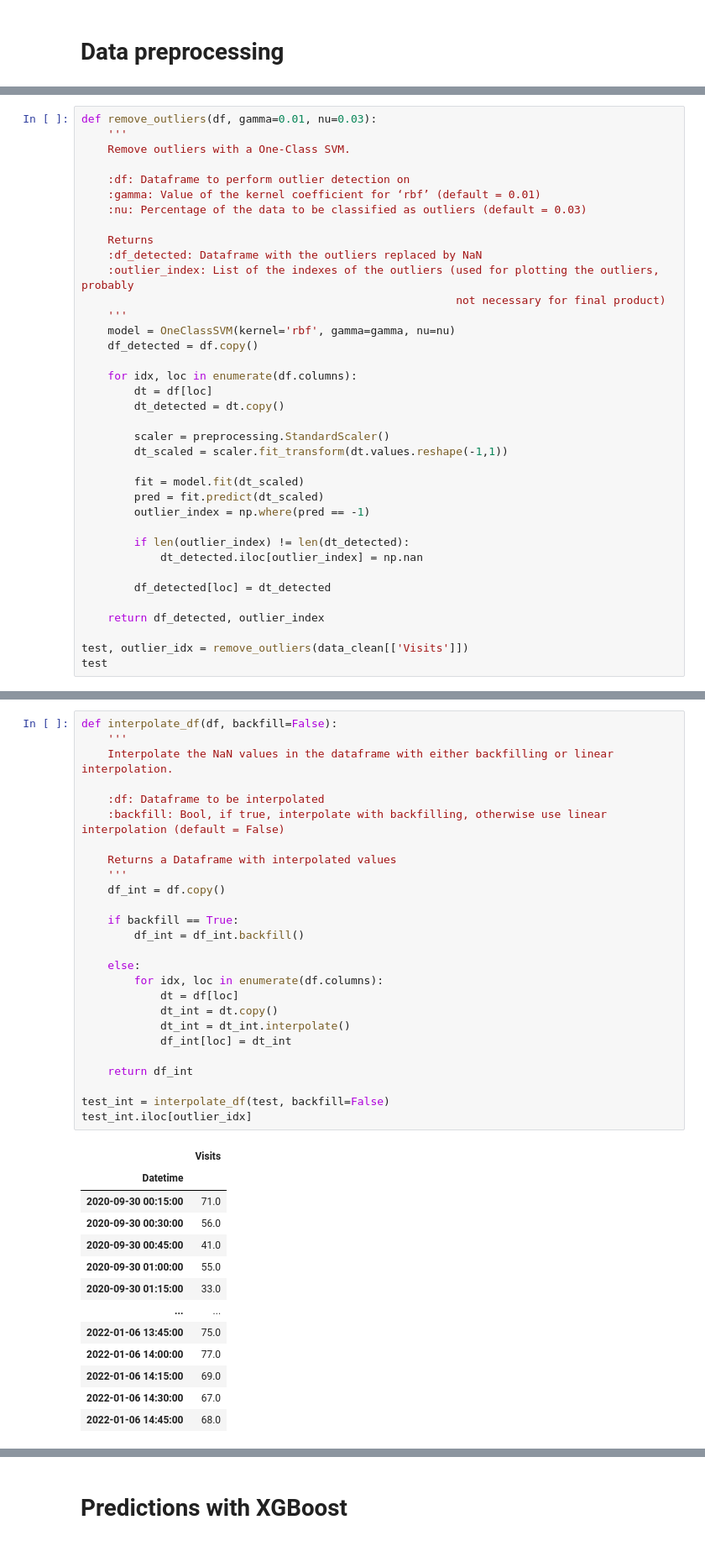
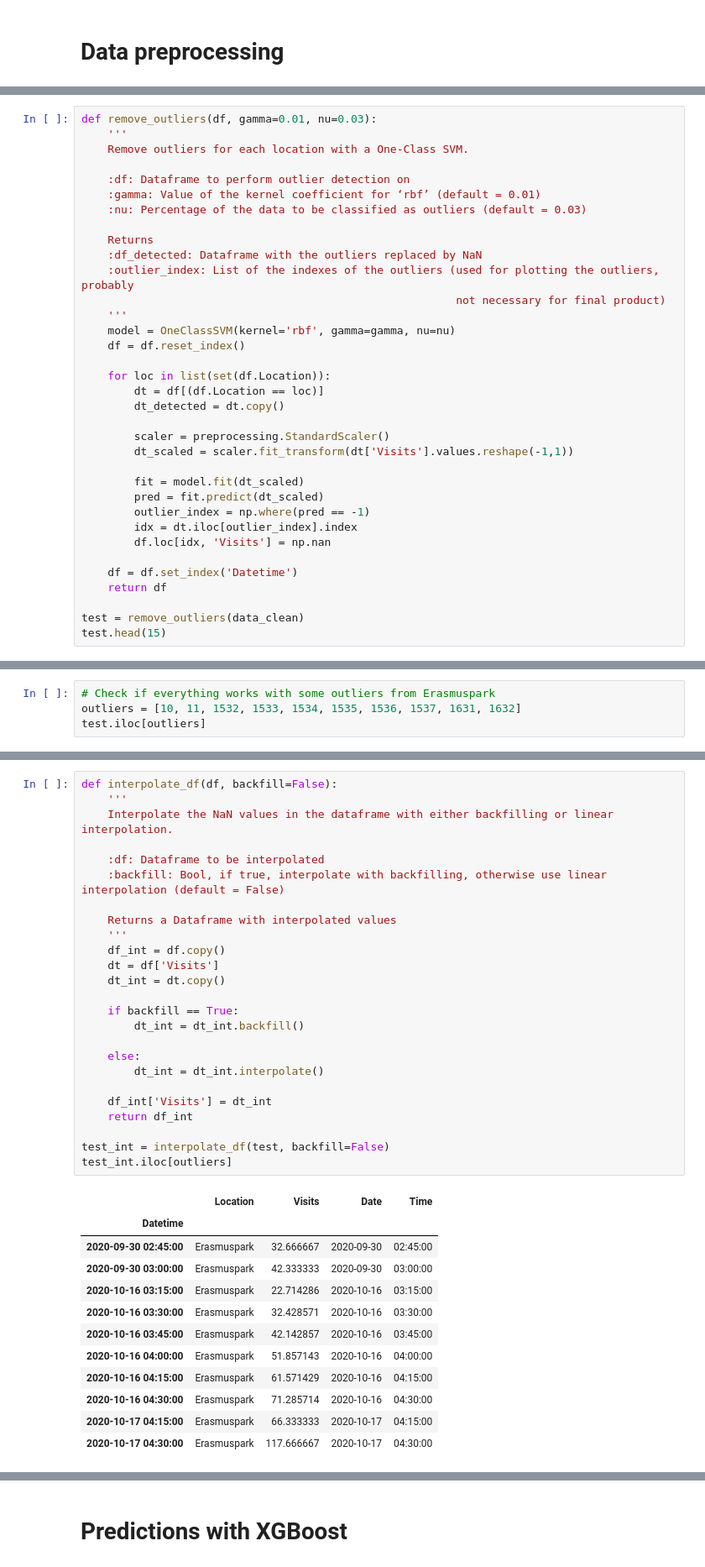
Before and after one commit to lotteph/DSP, a Jupyter notebook: Resono predictions XGBoost.ipynb, the cells around one changed output, grey strips where cells are left out. Shown at 84% size. Cells and saved outputs as stored; diff of their text form.

```diff
--- a/Resono predictions XGBoost.ipynb
+++ b/Resono predictions XGBoost.ipynb
@@ -159,7 +81,7 @@ data_aug
 # %%
 def remove_outliers(df, gamma=0.01, nu=0.03):
     '''
-    Remove outliers with a One-Class SVM.
+    Remove outliers for each location with a One-Class SVM.
 
     :df: Dataframe to perform outlier detection on
     :gamma: Value of the kernel coefficient for ‘rbf’ (default = 0.01)
@@ -171,26 +93,24 @@ def remove_outliers(df, gamma=0.01, nu=0.03):
                                                          not necessary for final product)
     '''
     model = OneClassSVM(kernel='rbf', gamma=gamma, nu=nu)
-    df_detected = df.copy()
+    df = df.reset_index()
 
-    for idx, loc in enumerate(df.columns):
-        dt = df[loc]
+    for loc in list(set(df.Location)):
+        dt = df[(df.Location == loc)]
         dt_detected = dt.copy()
 
         scaler = preprocessing.StandardScaler()
-        dt_scaled = scaler.fit_transform(dt.values.reshape(-1,1))
+        dt_scaled = scaler.fit_transform(dt['Visits'].values.reshape(-1,1))
 
         fit = model.fit(dt_scaled)
         pred = fit.predict(dt_scaled)
         outlier_index = np.where(pred == -1)
+        idx = dt.iloc[outlier_index].index
+        df.loc[idx, 'Visits'] = np.nan
 
-        if len(outlier_index) != len(dt_detected):
-            dt_detected.iloc[outlier_index] = np.nan
+    df = df.set_index('Datetime')
+    return df
 
-        df_detected[loc] = dt_detected
-
-    return df_detected, outlier_index
-
-test, outlier_idx = remove_outliers(data_clean[['Visits']])
-test
+test = remove_outliers(data_clean)
+test.head(15)
 # %% [output]
@@ -215,0 +134,4 @@ test
+# %%
+# Check if everything works with some outliers from Erasmuspark
+outliers = [10, 11, 1532, 1533, 1534, 1535, 1536, 1537, 1631, 1632]
+test.iloc[outliers]
@@ -216,40 +151,38 @@ test
 # %%
 def interpolate_df(df, backfill=False):
     '''
     Interpolate the NaN values in the dataframe with either backfilling or linear interpolation.
 
     :df: Dataframe to be interpolated
     :backfill: Bool, if true, interpolate with backfilling, otherwise use linear interpolation (default = False)
 
     Returns a Dataframe with interpolated values
     '''
     df_int = df.copy()
+    dt = df['Visits']
+    dt_int = dt.copy()
 
     if backfill == True:
-        df_int = df_int.backfill()
+        dt_int = dt_int.backfill()
 
     else:
-        for idx, loc in enumerate(df.columns):
-            dt = df[loc]
-            dt_int = dt.copy()
-            dt_int = dt_int.interpolate()
-            df_int[loc] = dt_int
+        dt_int = dt_int.interpolate()
 
+    df_int['Visits'] = dt_int
     return df_int
 
 test_int = interpolate_df(test, backfill=False)
-test_int.iloc[outlier_idx]
+test_int.iloc[outliers]
 # %% [output]
-|  | Visits |
-| Datetime |  |
-| 2020-09-30 00:15:00 | 71.0 |
-| 2020-09-30 00:30:00 | 56.0 |
-| 2020-09-30 00:45:00 | 41.0 |
-| 2020-09-30 01:00:00 | 55.0 |
-| 2020-09-30 01:15:00 | 33.0 |
-| ... | ... |
-| 2022-01-06 13:45:00 | 75.0 |
-| 2022-01-06 14:00:00 | 77.0 |
-| 2022-01-06 14:15:00 | 69.0 |
-| 2022-01-06 14:30:00 | 67.0 |
-| 2022-01-06 14:45:00 | 68.0 |
+|  | Location | Visits | Date | Time |
+| Datetime |  |  |  |  |
+| 2020-09-30 02:45:00 | Erasmuspark | 32.666667 | 2020-09-30 | 02:45:00 |
+| 2020-09-30 03:00:00 | Erasmuspark | 42.333333 | 2020-09-30 | 03:00:00 |
+| 2020-10-16 03:15:00 | Erasmuspark | 22.714286 | 2020-10-16 | 03:15:00 |
+| 2020-10-16 03:30:00 | Erasmuspark | 32.428571 | 2020-10-16 | 03:30:00 |
+| 2020-10-16 03:45:00 | Erasmuspark | 42.142857 | 2020-10-16 | 03:45:00 |
+| 2020-10-16 04:00:00 | Erasmuspark | 51.857143 | 2020-10-16 | 04:00:00 |
+| 2020-10-16 04:15:00 | Erasmuspark | 61.571429 | 2020-10-16 | 04:15:00 |
+| 2020-10-16 04:30:00 | Erasmuspark | 71.285714 | 2020-10-16 | 04:30:00 |
+| 2020-10-17 04:15:00 | Erasmuspark | 66.333333 | 2020-10-17 | 04:15:00 |
+| 2020-10-17 04:30:00 | Erasmuspark | 117.666667 | 2020-10-17 | 04:30:00 |
```
Also changed, not shown: parts of 12 cells of this notebook.
